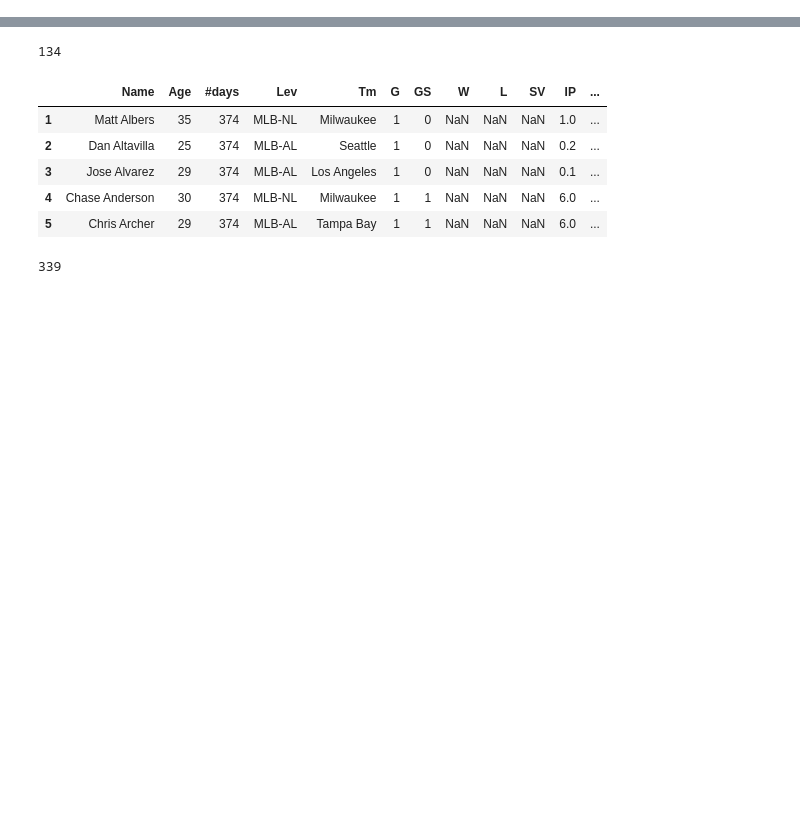
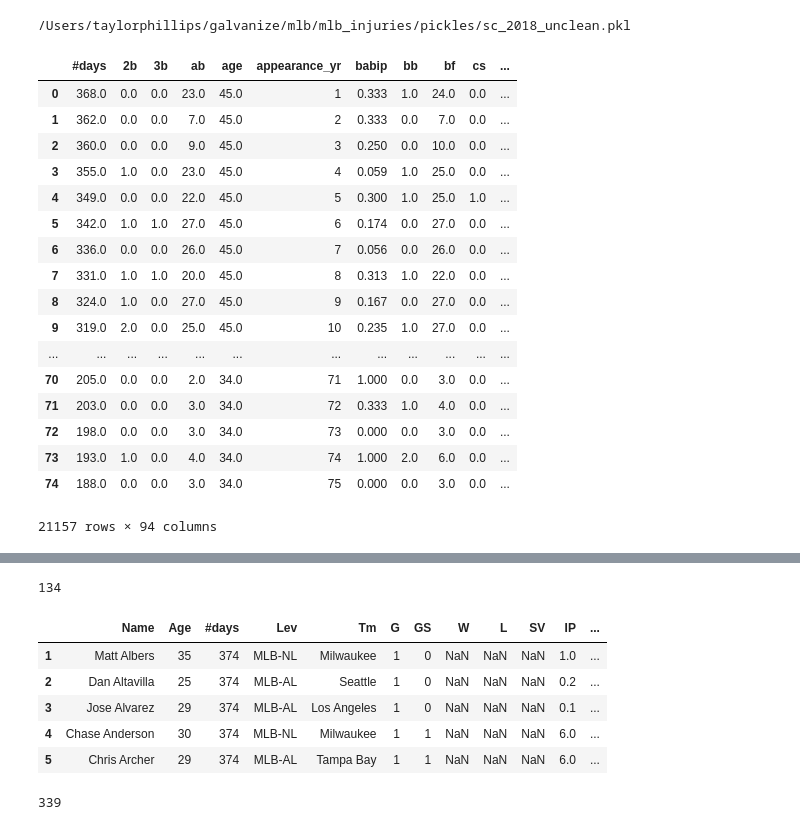
Before and after one commit to t-phill/mlb_injuries, a Jupyter notebook: pickles/pickles.ipynb, the cells around one changed output, grey strips where cells are left out. Cells and saved outputs as stored; diff of their text form; code cells hidden in the pictures; blank space fills up the shorter version.

```diff
--- a/pickles/pickles.ipynb
+++ b/pickles/pickles.ipynb
@@ -8,0 +634,24 @@ pd.set_option('display.max_columns', 500)
+# %%
+f = pd.read_pickle(pickles[41])
+print(pickles[41])
+f
+# %% [output]
+/Users/taylorphillips/galvanize/mlb/mlb_injuries/pickles/sc_2018_unclean.pkl
+|  | #days | 2b | 3b | ab | age | appearance_yr | babip | bb | bf | cs | ... |
+| 0 | 368.0 | 0.0 | 0.0 | 23.0 | 45.0 | 1 | 0.333 | 1.0 | 24.0 | 0.0 | ... |
+| 1 | 362.0 | 0.0 | 0.0 | 7.0 | 45.0 | 2 | 0.333 | 0.0 | 7.0 | 0.0 | ... |
+| 2 | 360.0 | 0.0 | 0.0 | 9.0 | 45.0 | 3 | 0.250 | 0.0 | 10.0 | 0.0 | ... |
+| 3 | 355.0 | 1.0 | 0.0 | 23.0 | 45.0 | 4 | 0.059 | 1.0 | 25.0 | 0.0 | ... |
+| 4 | 349.0 | 0.0 | 0.0 | 22.0 | 45.0 | 5 | 0.300 | 1.0 | 25.0 | 1.0 | ... |
+| 5 | 342.0 | 1.0 | 1.0 | 27.0 | 45.0 | 6 | 0.174 | 0.0 | 27.0 | 0.0 | ... |
+| 6 | 336.0 | 0.0 | 0.0 | 26.0 | 45.0 | 7 | 0.056 | 0.0 | 26.0 | 0.0 | ... |
+| 7 | 331.0 | 1.0 | 1.0 | 20.0 | 45.0 | 8 | 0.313 | 1.0 | 22.0 | 0.0 | ... |
+| 8 | 324.0 | 1.0 | 0.0 | 27.0 | 45.0 | 9 | 0.167 | 0.0 | 27.0 | 0.0 | ... |
+| 9 | 319.0 | 2.0 | 0.0 | 25.0 | 45.0 | 10 | 0.235 | 1.0 | 27.0 | 0.0 | ... |
+| ... | ... | ... | ... | ... | ... | ... | ... | ... | ... | ... | ... |
+| 70 | 205.0 | 0.0 | 0.0 | 2.0 | 34.0 | 71 | 1.000 | 0.0 | 3.0 | 0.0 | ... |
+| 71 | 203.0 | 0.0 | 0.0 | 3.0 | 34.0 | 72 | 0.333 | 1.0 | 4.0 | 0.0 | ... |
+| 72 | 198.0 | 0.0 | 0.0 | 3.0 | 34.0 | 73 | 0.000 | 0.0 | 3.0 | 0.0 | ... |
+| 73 | 193.0 | 1.0 | 0.0 | 4.0 | 34.0 | 74 | 1.000 | 2.0 | 6.0 | 0.0 | ... |
+| 74 | 188.0 | 0.0 | 0.0 | 3.0 | 34.0 | 75 | 0.000 | 0.0 | 3.0 | 0.0 | ... |
+21157 rows × 94 columns
```
Also changed, not shown: parts of 48 cells of this notebook.
